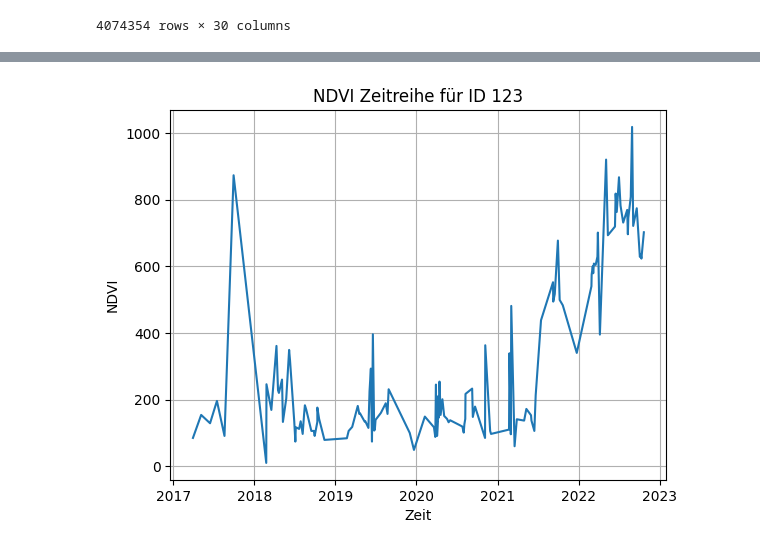
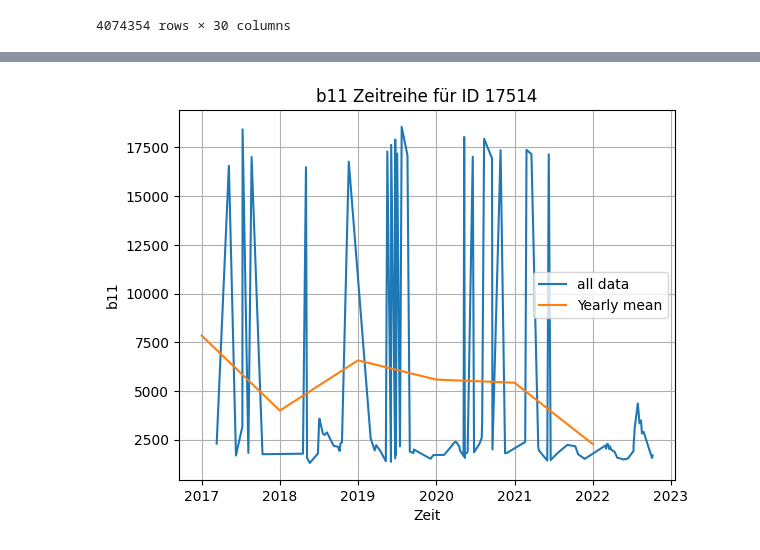
Before and after one commit to RafaelRiesle/tree_classification, a Jupyter notebook: notebooks/evelin/detect_disturbed_trees.ipynb, the cells around one changed output, grey strips where cells are left out. Cells and saved outputs as stored; diff of their text form; code cells hidden in the pictures.

```diff
--- a/notebooks/evelin/detect_disturbed_trees.ipynb
+++ b/notebooks/evelin/detect_disturbed_trees.ipynb
@@ -44,6 +46,7 @@ df
 # %%
-df_notdisturbed = df[df["disturbed"]==False]
-df_yearly = df_notdisturbed.groupby(["id", "year"])["ndvi"].mean().reset_index()
-std_df = df_yearly.groupby("id")["ndvi"].std().reset_index().sort_values("ndvi", ascending=False)
+index = "b11"
+df_notdisturbed = df[df["is_disturbed"]==False]
+df_yearly = df_notdisturbed.groupby(["id", "year"])[index].mean().reset_index()
+std_df = df_yearly.groupby("id")[index].std().reset_index().sort_values(index, ascending=False)
 std_df
 # %% [output]
@@ -79,12 +66,19 @@ df[df["id"]==22851]
 # %%
-df_sub = df[df["id"] == 21008]
+id = 17514
+df_sub = df[df["id"] == id]
 
-plt.plot(df_sub["time"], df_sub["b2"])
+df_yearly_sub = df_yearly[df_yearly["id"] == id]
+df_yearly_sub = df_yearly[df_yearly["id"] == id].copy()
+df_yearly_sub["year_dt"] = pd.to_datetime(df_yearly_sub["year"].astype(str) + "-01-01")
 
-plt.title("NDVI Zeitreihe für ID 123")
+plt.plot(df_sub["time"], df_sub[index], label="all data")
+plt.plot(df_yearly_sub["year_dt"], df_yearly_sub[index], label="Yearly mean")
+
+plt.title(f"{index} Zeitreihe für ID {id}")
 plt.xlabel("Zeit")
-plt.ylabel("NDVI")
+plt.ylabel(index)
+plt.legend()
 plt.grid(True)
 plt.show()
 # %% [output]
-[figure, old version]
+[figure, new version]
```
Also changed, not shown: parts of 18 cells of this notebook.
